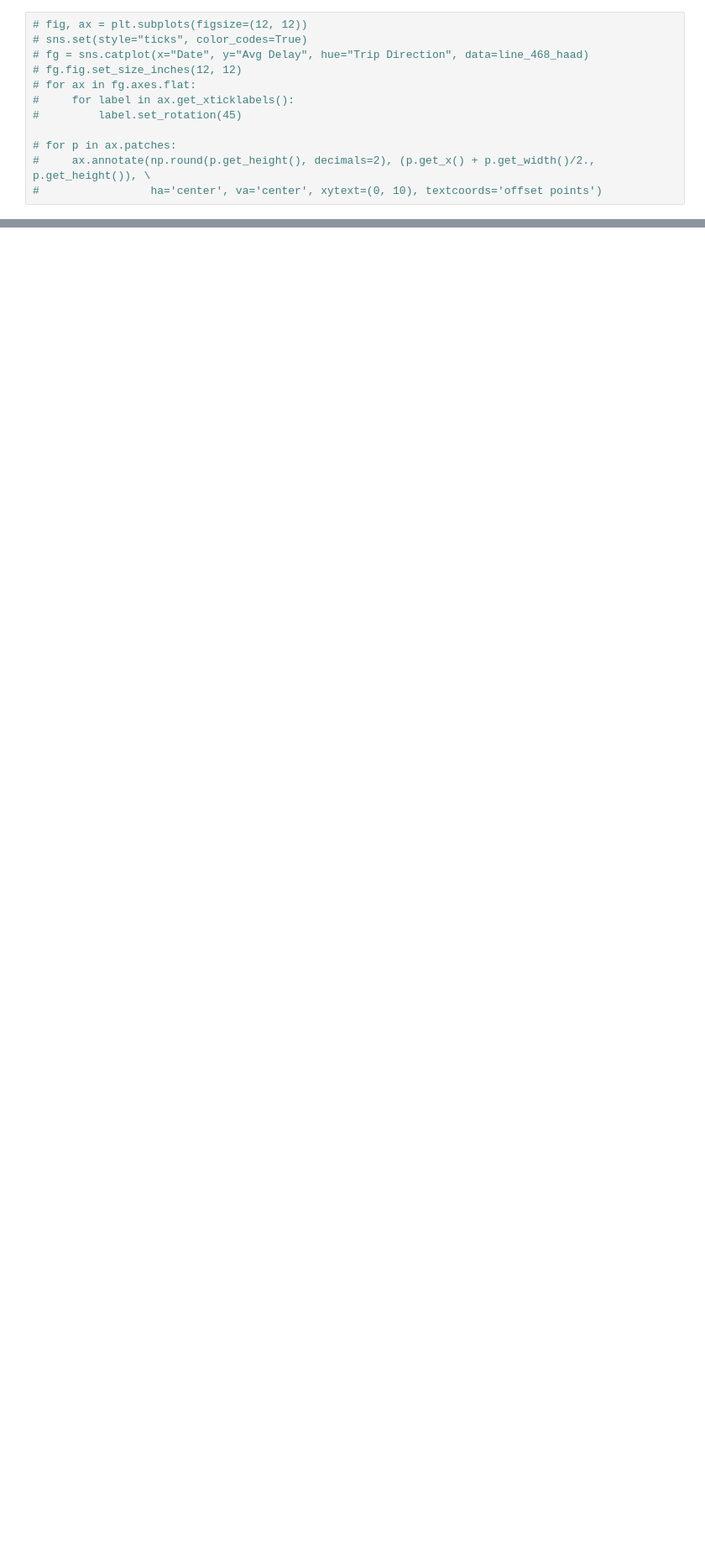
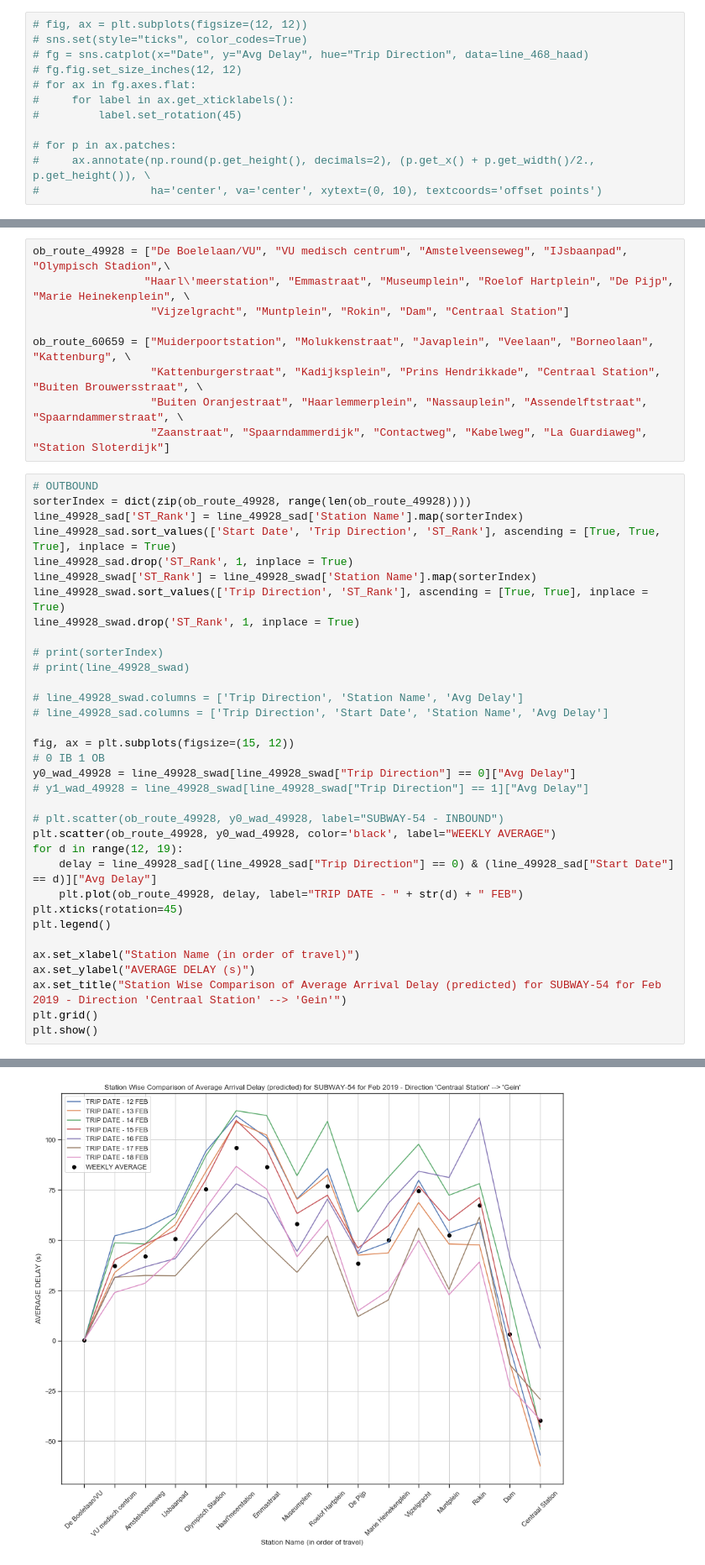
Before and after one commit to kakkaranupam/gtfs-code, a Jupyter notebook: Untitled.ipynb, the cells around one changed output, grey strips where cells are left out. Shown at 84% size. Drawn from its saved outputs; the diff is of its cells as text; blank space fills up the shorter version.

```diff
--- a/Untitled.ipynb
+++ b/Untitled.ipynb
@@ -590,0 +753,44 @@ plt.show()
+# %%
+ob_route_49928 = ["De Boelelaan/VU", "VU medisch centrum", "Amstelveenseweg", "IJsbaanpad", "Olympisch Stadion",\
+                 "Haarl\'meerstation", "Emmastraat", "Museumplein", "Roelof Hartplein", "De Pijp", "Marie Heinekenplein", \
+                  "Vijzelgracht", "Muntplein", "Rokin", "Dam", "Centraal Station"]
+
+ob_route_60659 = ["Muiderpoortstation", "Molukkenstraat", "Javaplein", "Veelaan", "Borneolaan", "Kattenburg", \
+                  "Kattenburgerstraat", "Kadijksplein", "Prins Hendrikkade", "Centraal Station", "Buiten Brouwersstraat", \
+                  "Buiten Oranjestraat", "Haarlemmerplein", "Nassauplein", "Assendelftstraat", "Spaarndammerstraat", \
+                  "Zaanstraat", "Spaarndammerdijk", "Contactweg", "Kabelweg", "La Guardiaweg", "Station Sloterdijk"]
+# %%
+# OUTBOUND
+sorterIndex = dict(zip(ob_route_49928, range(len(ob_route_49928))))
+line_49928_sad['ST_Rank'] = line_49928_sad['Station Name'].map(sorterIndex)
+line_49928_sad.sort_values(['Start Date', 'Trip Direction', 'ST_Rank'], ascending = [True, True, True], inplace = True)
+line_49928_sad.drop('ST_Rank', 1, inplace = True)
+line_49928_swad['ST_Rank'] = line_49928_swad['Station Name'].map(sorterIndex)
+line_49928_swad.sort_values(['Trip Direction', 'ST_Rank'], ascending = [True, True], inplace = True)
+line_49928_swad.drop('ST_Rank', 1, inplace = True)
+
+# print(sorterIndex)
+# print(line_49928_swad)
+
+# line_49928_swad.columns = ['Trip Direction', 'Station Name', 'Avg Delay']
+# line_49928_sad.columns = ['Trip Direction', 'Start Date', 'Station Name', 'Avg Delay']
+
+fig, ax = plt.subplots(figsize=(15, 12))
+# 0 IB 1 OB
+y0_wad_49928 = line_49928_swad[line_49928_swad["Trip Direction"] == 0]["Avg Delay"]
+# y1_wad_49928 = line_49928_swad[line_49928_swad["Trip Direction"] == 1]["Avg Delay"]
+
+# plt.scatter(ob_route_49928, y0_wad_49928, label="SUBWAY-54 - INBOUND")
+plt.scatter(ob_route_49928, y0_wad_49928, color='black', label="WEEKLY AVERAGE")
+for d in range(12, 19):
+    delay = line_49928_sad[(line_49928_sad["Trip Direction"] == 0) & (line_49928_sad["Start Date"] == d)]["Avg Delay"]
+    plt.plot(ob_route_49928, delay, label="TRIP DATE - " + str(d) + " FEB")
+plt.xticks(rotation=45)
+plt.legend()
+
+ax.set_xlabel("Station Name (in order of travel)")
+ax.set_ylabel("AVERAGE DELAY (s)")
+ax.set_title("Station Wise Comparison of Average Arrival Delay (predicted) for SUBWAY-54 for Feb 2019 - Direction 'Centraal Station' --> 'Gein'")
+plt.grid()
+plt.show()
+# %% [output]
@@ -590,0 +814 @@ plt.show()
+[figure, added]
```
Also changed, not shown: parts of 13 cells of this notebook.
